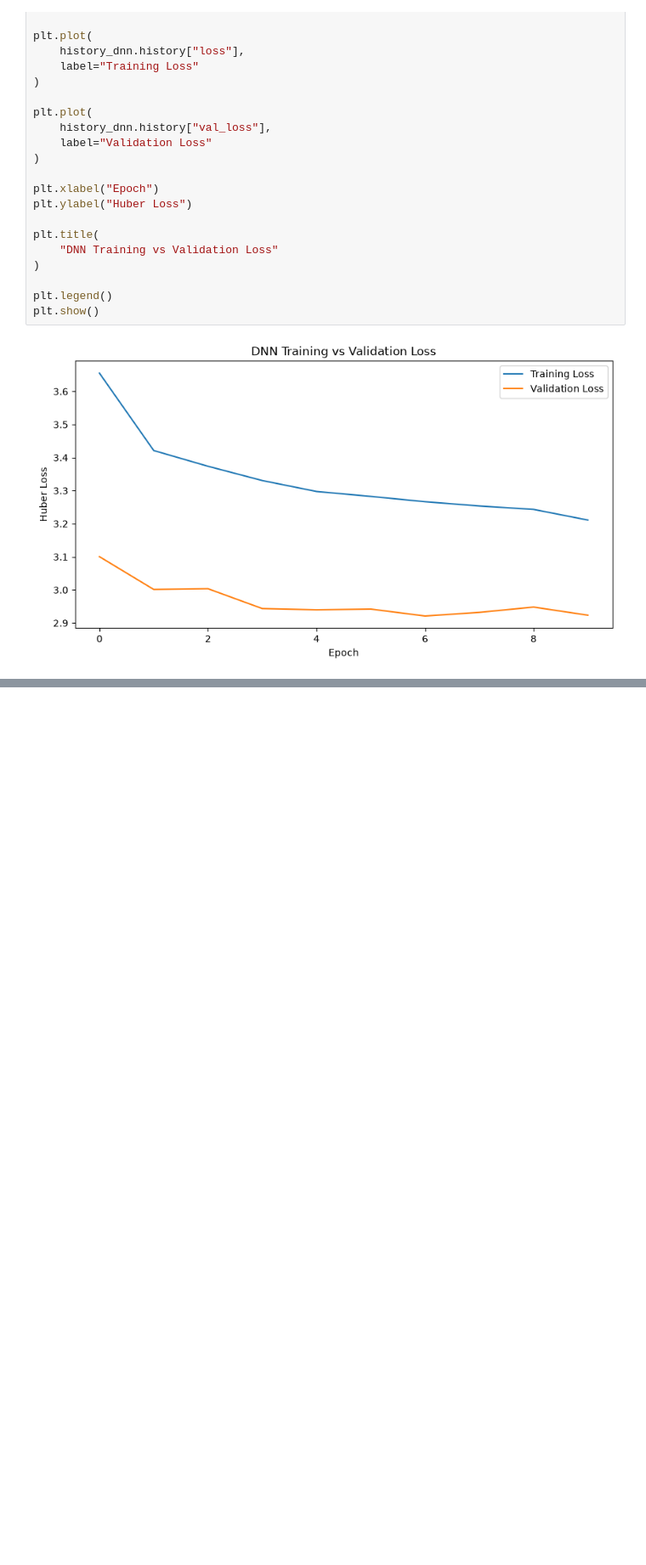
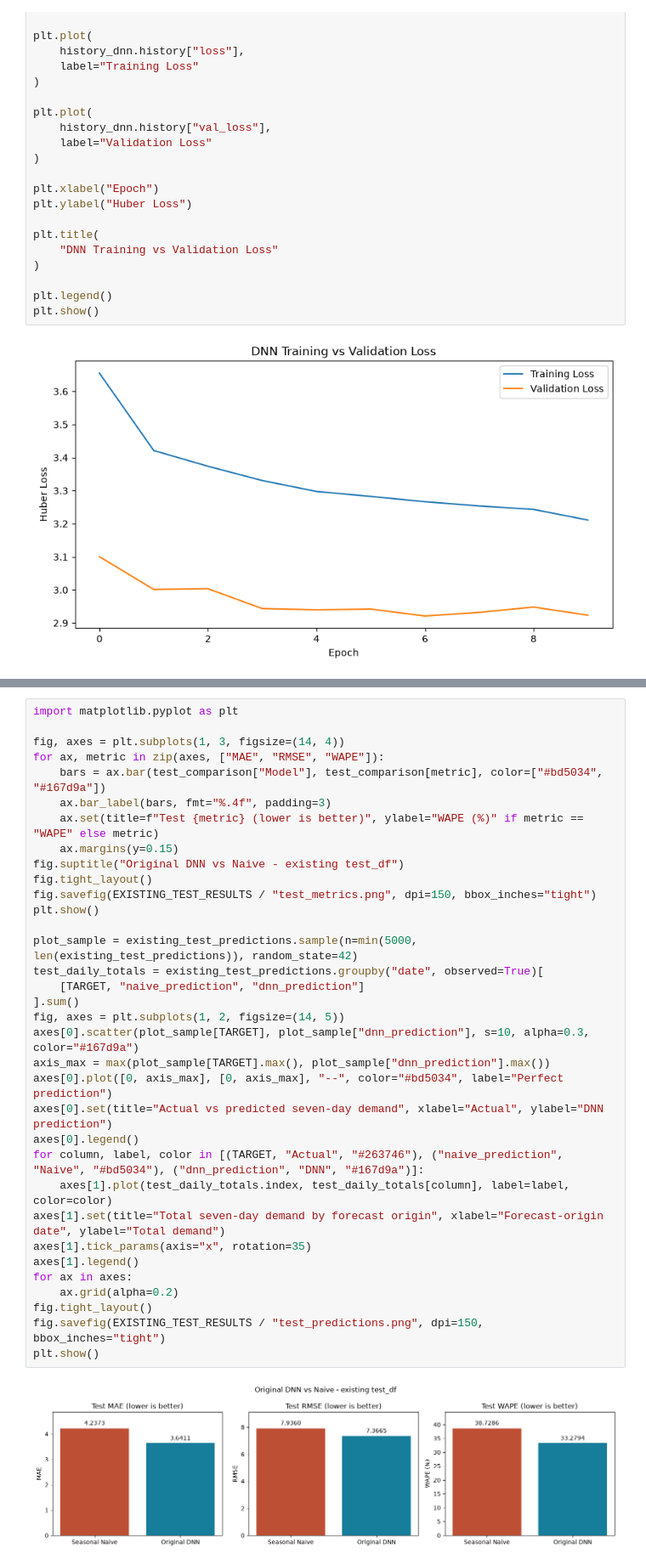
Before and after one commit to lasithalankajeewa/ML-StockPredict, a Jupyter notebook: notebooks/03_model_experiments.ipynb, the cells around one changed output, grey strips where cells are left out. Shown at 85% size. Drawn from its saved outputs; the diff is of its cells as text; blank space fills up the shorter version.

```diff
--- a/notebooks/03_model_experiments.ipynb
+++ b/notebooks/03_model_experiments.ipynb
@@ -1086,0 +1609,36 @@ plt.show()
+# %%
+import matplotlib.pyplot as plt
+
+fig, axes = plt.subplots(1, 3, figsize=(14, 4))
+for ax, metric in zip(axes, ["MAE", "RMSE", "WAPE"]):
+    bars = ax.bar(test_comparison["Model"], test_comparison[metric], color=["#bd5034", "#167d9a"])
+    ax.bar_label(bars, fmt="%.4f", padding=3)
+    ax.set(title=f"Test {metric} (lower is better)", ylabel="WAPE (%)" if metric == "WAPE" else metric)
+    ax.margins(y=0.15)
+fig.suptitle("Original DNN vs Naive - existing test_df")
+fig.tight_layout()
+fig.savefig(EXISTING_TEST_RESULTS / "test_metrics.png", dpi=150, bbox_inches="tight")
+plt.show()
+
+plot_sample = existing_test_predictions.sample(n=min(5000, len(existing_test_predictions)), random_state=42)
+test_daily_totals = existing_test_predictions.groupby("date", observed=True)[
+    [TARGET, "naive_prediction", "dnn_prediction"]
+].sum()
+fig, axes = plt.subplots(1, 2, figsize=(14, 5))
+axes[0].scatter(plot_sample[TARGET], plot_sample["dnn_prediction"], s=10, alpha=0.3, color="#167d9a")
+axis_max = max(plot_sample[TARGET].max(), plot_sample["dnn_prediction"].max())
+axes[0].plot([0, axis_max], [0, axis_max], "--", color="#bd5034", label="Perfect prediction")
+axes[0].set(title="Actual vs predicted seven-day demand", xlabel="Actual", ylabel="DNN prediction")
+axes[0].legend()
+for column, label, color in [(TARGET, "Actual", "#263746"), ("naive_prediction", "Naive", "#bd5034"), ("dnn_prediction", "DNN", "#167d9a")]:
+    axes[1].plot(test_daily_totals.index, test_daily_totals[column], label=label, color=color)
+axes[1].set(title="Total seven-day demand by forecast origin", xlabel="Forecast-origin date", ylabel="Total demand")
+axes[1].tick_params(axis="x", rotation=35)
+axes[1].legend()
+for ax in axes:
+    ax.grid(alpha=0.2)
+fig.tight_layout()
+fig.savefig(EXISTING_TEST_RESULTS / "test_predictions.png", dpi=150, bbox_inches="tight")
+plt.show()
+# %% [output]
+[figure, added]
```
Also changed, not shown: parts of 17 cells of this notebook, 27 other files.
